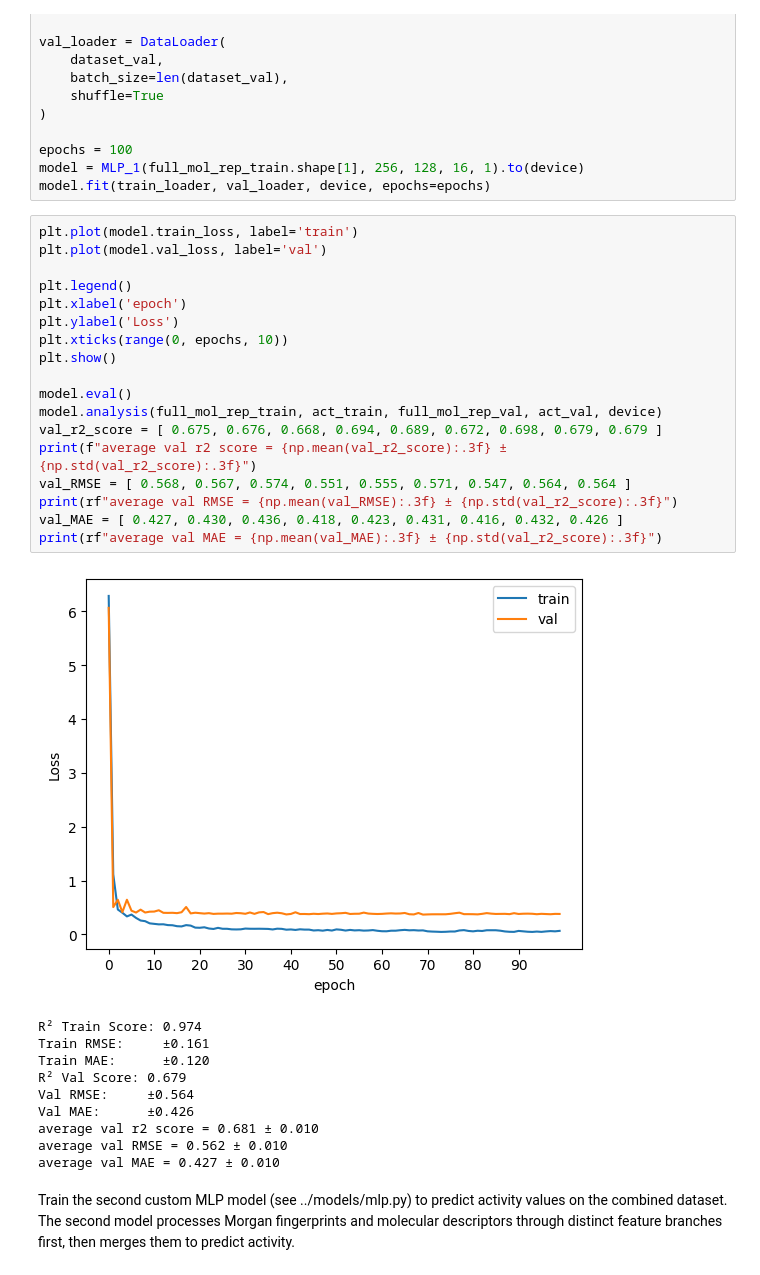
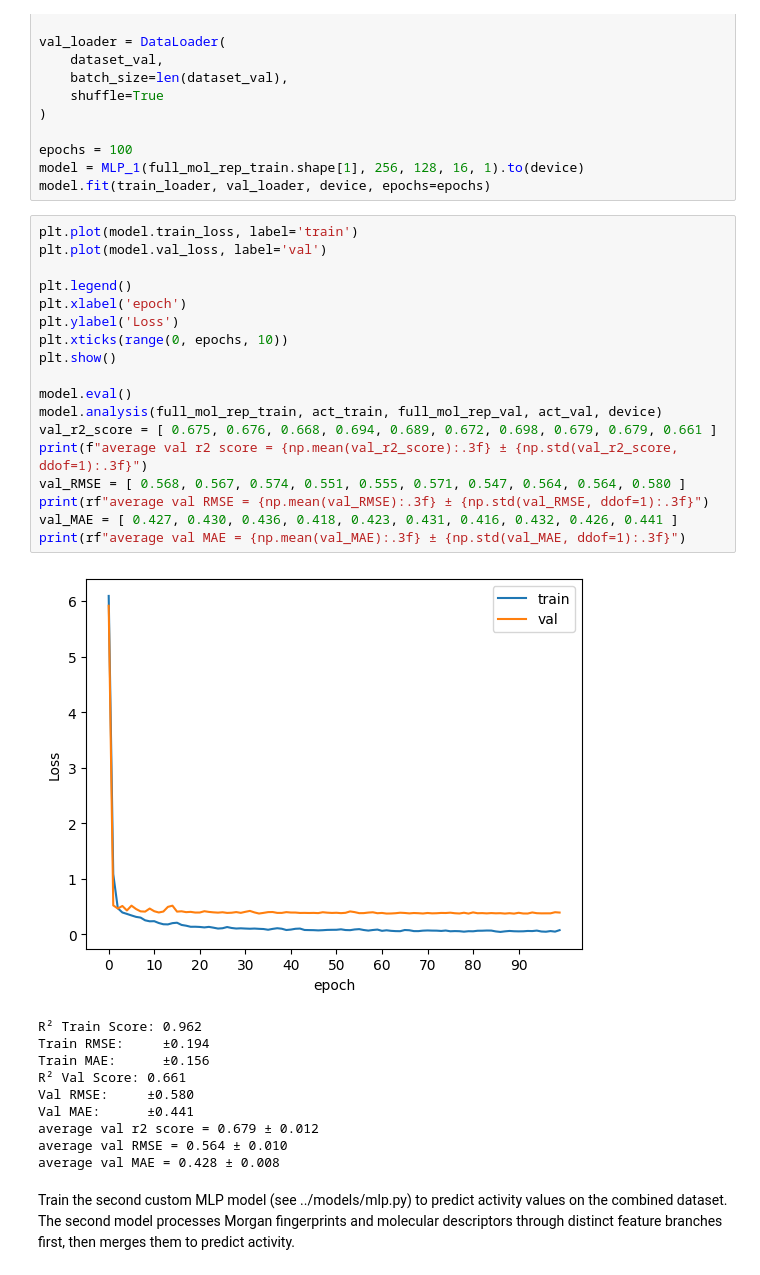
Before and after one commit to lizasidler/qsar-benchmark, a Jupyter notebook: notebooks/MLP_regression.ipynb, the cells around one changed output. Saved outputs shown, nothing was run; the diff lists cells and outputs as text.

```diff
--- a/notebooks/MLP_regression.ipynb
+++ b/notebooks/MLP_regression.ipynb
@@ -190,32 +190,32 @@ model.fit(train_loader, val_loader, device, epochs=epochs)
 # %%
 plt.plot(model.train_loss, label='train')
 plt.plot(model.val_loss, label='val')
 
 plt.legend()
 plt.xlabel('epoch')
 plt.ylabel('Loss')
 plt.xticks(range(0, epochs, 10))
 plt.show()
 
 model.eval()
 model.analysis(full_mol_rep_train, act_train, full_mol_rep_val, act_val, device)
-val_r2_score = [ 0.675, 0.676, 0.668, 0.694, 0.689, 0.672, 0.698, 0.679, 0.679 ]
-print(f"average val r2 score = {np.mean(val_r2_score):.3f} ± {np.std(val_r2_score):.3f}")
-val_RMSE = [ 0.568, 0.567, 0.574, 0.551, 0.555, 0.571, 0.547, 0.564, 0.564 ]
-print(rf"average val RMSE = {np.mean(val_RMSE):.3f} ± {np.std(val_r2_score):.3f}")
-val_MAE = [ 0.427, 0.430, 0.436, 0.418, 0.423, 0.431, 0.416, 0.432, 0.426 ]
-print(rf"average val MAE = {np.mean(val_MAE):.3f} ± {np.std(val_r2_score):.3f}")
+val_r2_score = [ 0.675, 0.676, 0.668, 0.694, 0.689, 0.672, 0.698, 0.679, 0.679, 0.661 ]
+print(f"average val r2 score = {np.mean(val_r2_score):.3f} ± {np.std(val_r2_score, ddof=1):.3f}")
+val_RMSE = [ 0.568, 0.567, 0.574, 0.551, 0.555, 0.571, 0.547, 0.564, 0.564, 0.580 ]
+print(rf"average val RMSE = {np.mean(val_RMSE):.3f} ± {np.std(val_RMSE, ddof=1):.3f}")
+val_MAE = [ 0.427, 0.430, 0.436, 0.418, 0.423, 0.431, 0.416, 0.432, 0.426, 0.441 ]
+print(rf"average val MAE = {np.mean(val_MAE):.3f} ± {np.std(val_MAE, ddof=1):.3f}")
 # %% [output]
-[figure, old version]
+[figure, new version]
-R² Train Score: 0.974
-Train RMSE:     ±0.161
-Train MAE:      ±0.120
-R² Val Score: 0.679
-Val RMSE:     ±0.564
-Val MAE:      ±0.426
-average val r2 score = 0.681 ± 0.010
-average val RMSE = 0.562 ± 0.010
-average val MAE = 0.427 ± 0.010
+R² Train Score: 0.962
+Train RMSE:     ±0.194
+Train MAE:      ±0.156
+R² Val Score: 0.661
+Val RMSE:     ±0.580
+Val MAE:      ±0.441
+average val r2 score = 0.679 ± 0.012
+average val RMSE = 0.564 ± 0.010
+average val MAE = 0.428 ± 0.008
 # %% [markdown]
 Train the second custom MLP model (see ../models/mlp.py) to predict activity values on the combined dataset. The second model processes Morgan fingerprints and molecular descriptors through distinct feature branches first, then merges them to predict activity.
 # %%
```
Also changed, not shown: parts of 3 cells of this notebook.
